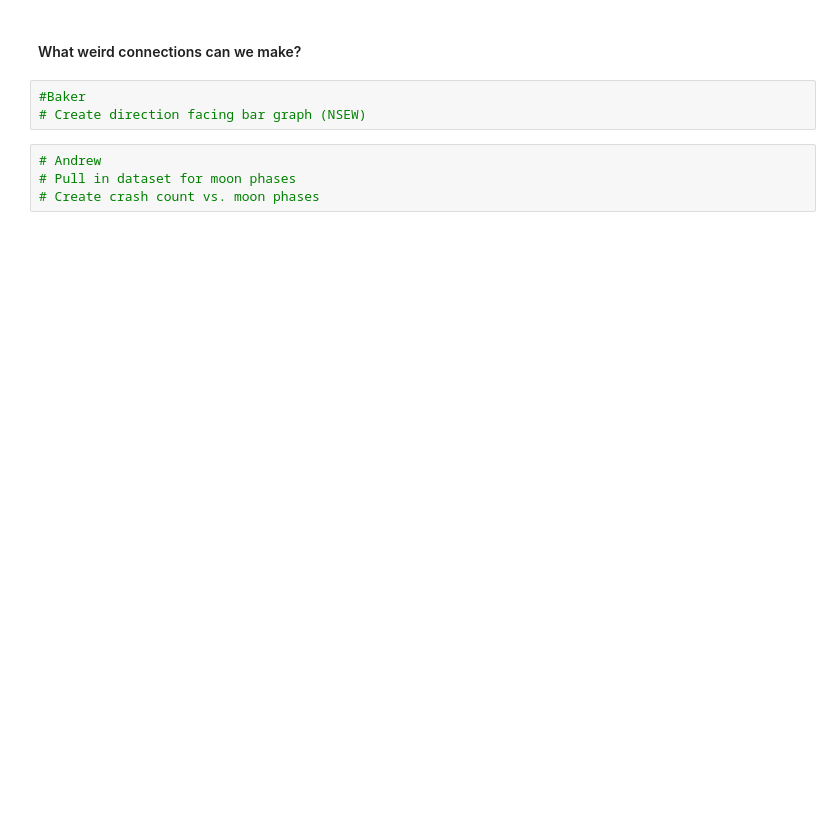
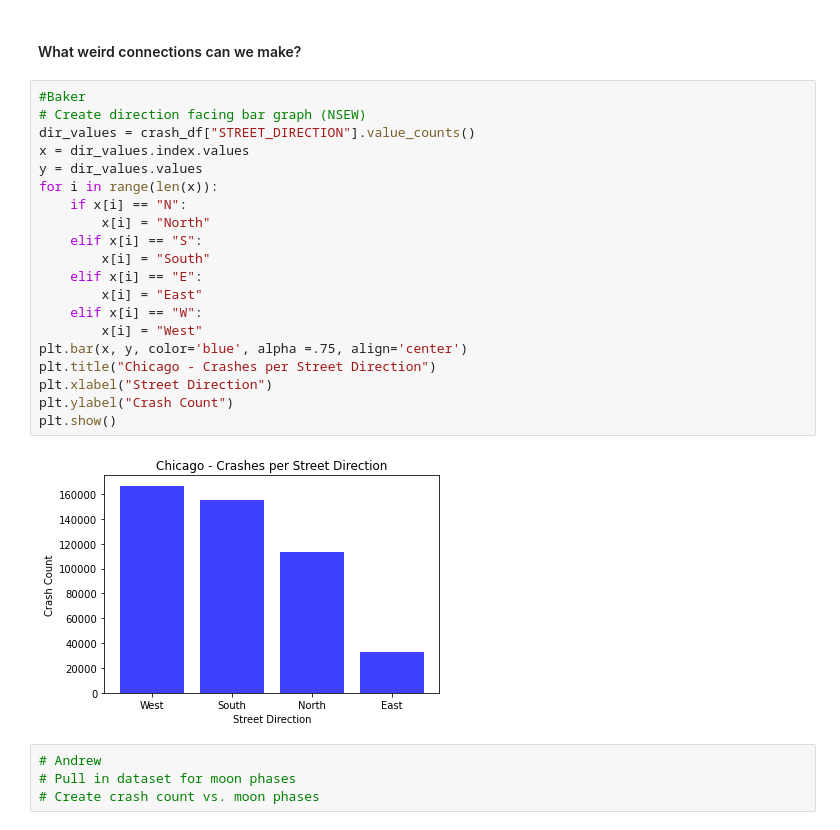
Before and after one commit to andrewbankston/project-one, a Jupyter notebook: Chicago_Crashes.ipynb, the cells around one changed output. Cells and saved outputs as stored; diff of their text form; blank space fills up the shorter version.

Commit message:
added street direction data

```diff
--- a/Chicago_Crashes.ipynb
+++ b/Chicago_Crashes.ipynb
@@ -234,9 +234,28 @@ fig
 [interactive output not drawn]
 # %% [markdown]
 #### What weird connections can we make?
-# %%
-#Baker
-# Create direction facing bar graph (NSEW)
+# %%
+#Baker
+# Create direction facing bar graph (NSEW)
+dir_values = crash_df["STREET_DIRECTION"].value_counts()
+x = dir_values.index.values
+y = dir_values.values
+for i in range(len(x)):
+    if x[i] == "N":
+        x[i] = "North"
+    elif x[i] == "S":
+        x[i] = "South"
+    elif x[i] == "E":
+        x[i] = "East"
+    elif x[i] == "W":
+        x[i] = "West"
+plt.bar(x, y, color='blue', alpha =.75, align='center')
+plt.title("Chicago - Crashes per Street Direction")
+plt.xlabel("Street Direction")
+plt.ylabel("Crash Count")
+plt.show()
+# %% [output]
+[figure, added]
 # %%
 # Andrew
 # Pull in dataset for moon phases
```
